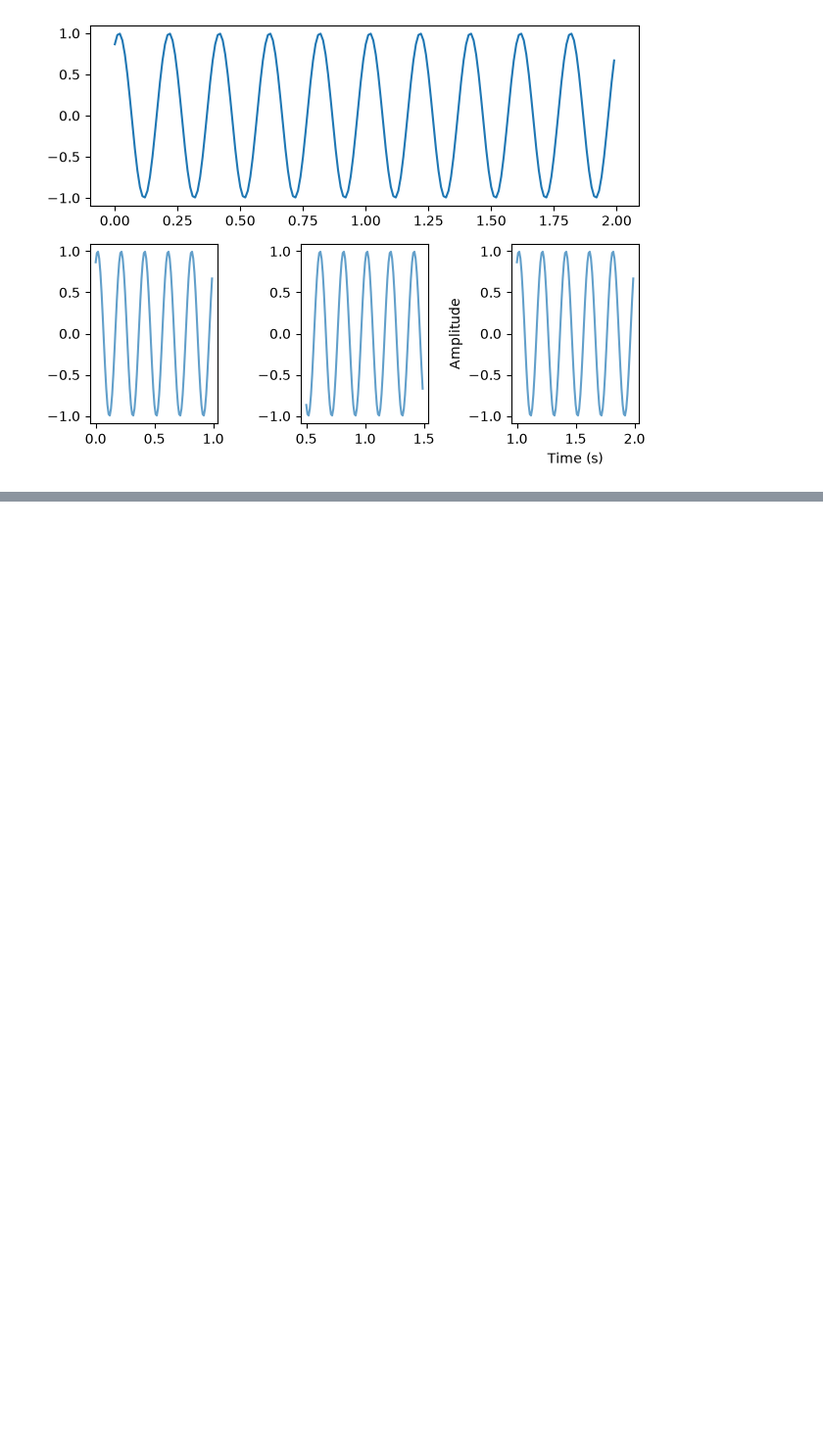
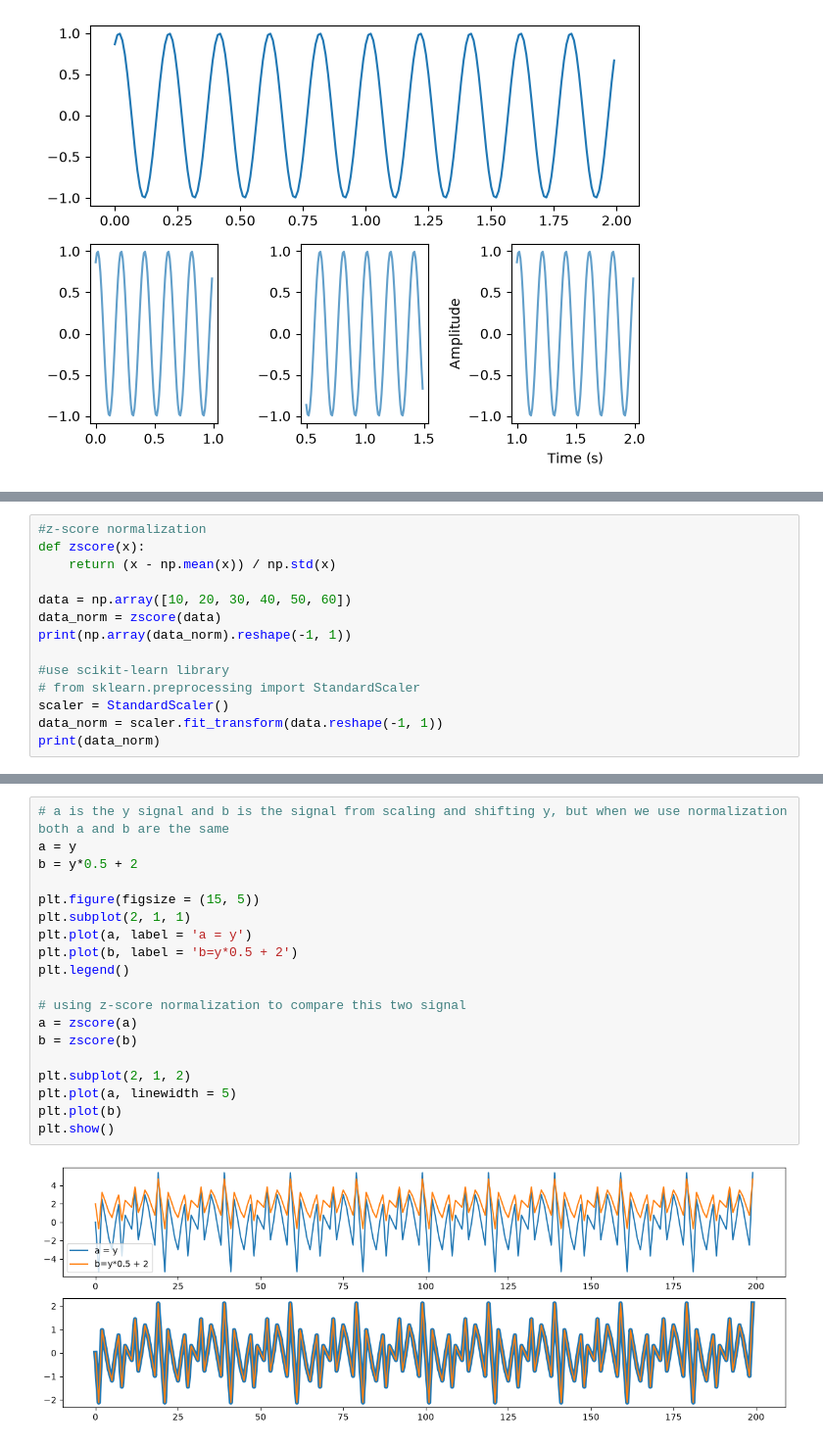
Before and after one commit to sotheasokea/Digital-Signal-Processing-Lecture, a Jupyter notebook: Other Exercises/FramingAndComparison.ipynb, the cells around one changed output, grey strips where cells are left out. Shown at 98% size. Drawn from its saved outputs; the diff is of its cells as text; blank space fills up the shorter version.

Commit message:
normalization for comparing and learn about signals

```diff
--- a/Other Exercises/FramingAndComparison.ipynb
+++ b/Other Exercises/FramingAndComparison.ipynb
@@ -107,0 +172,14 @@ plt.tight_layout()
+# %%
+#z-score normalization
+def zscore(x):
+    return (x - np.mean(x)) / np.std(x)
+
+data = np.array([10, 20, 30, 40, 50, 60])
+data_norm = zscore(data)
+print(np.array(data_norm).reshape(-1, 1))
+
+#use scikit-learn library
+# from sklearn.preprocessing import StandardScaler
+scaler = StandardScaler()
+data_norm = scaler.fit_transform(data.reshape(-1, 1))
+print(data_norm)
@@ -107,0 +199,21 @@ plt.tight_layout()
+# %%
+# a is the y signal and b is the signal from scaling and shifting y, but when we use normalization both a and b are the same
+a = y
+b = y*0.5 + 2
+
+plt.figure(figsize = (15, 5))
+plt.subplot(2, 1, 1)
+plt.plot(a, label = 'a = y')
+plt.plot(b, label = 'b=y*0.5 + 2')
+plt.legend()
+
+# using z-score normalization to compare this two signal
+a = zscore(a)
+b = zscore(b)
+
+plt.subplot(2, 1, 2)
+plt.plot(a, linewidth = 5)
+plt.plot(b)
+plt.show()
+# %% [output]
+[figure, added]
```
Also changed, not shown: parts of 4 cells of this notebook.
